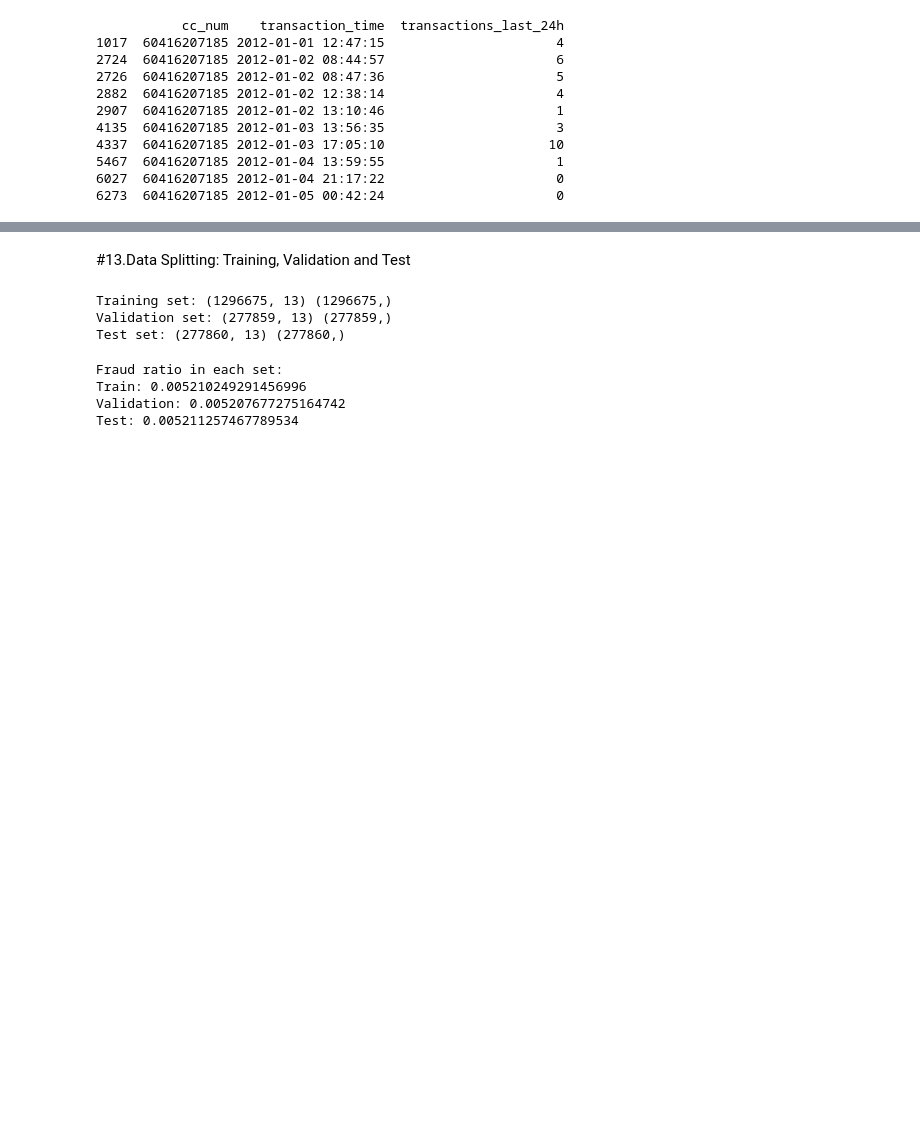
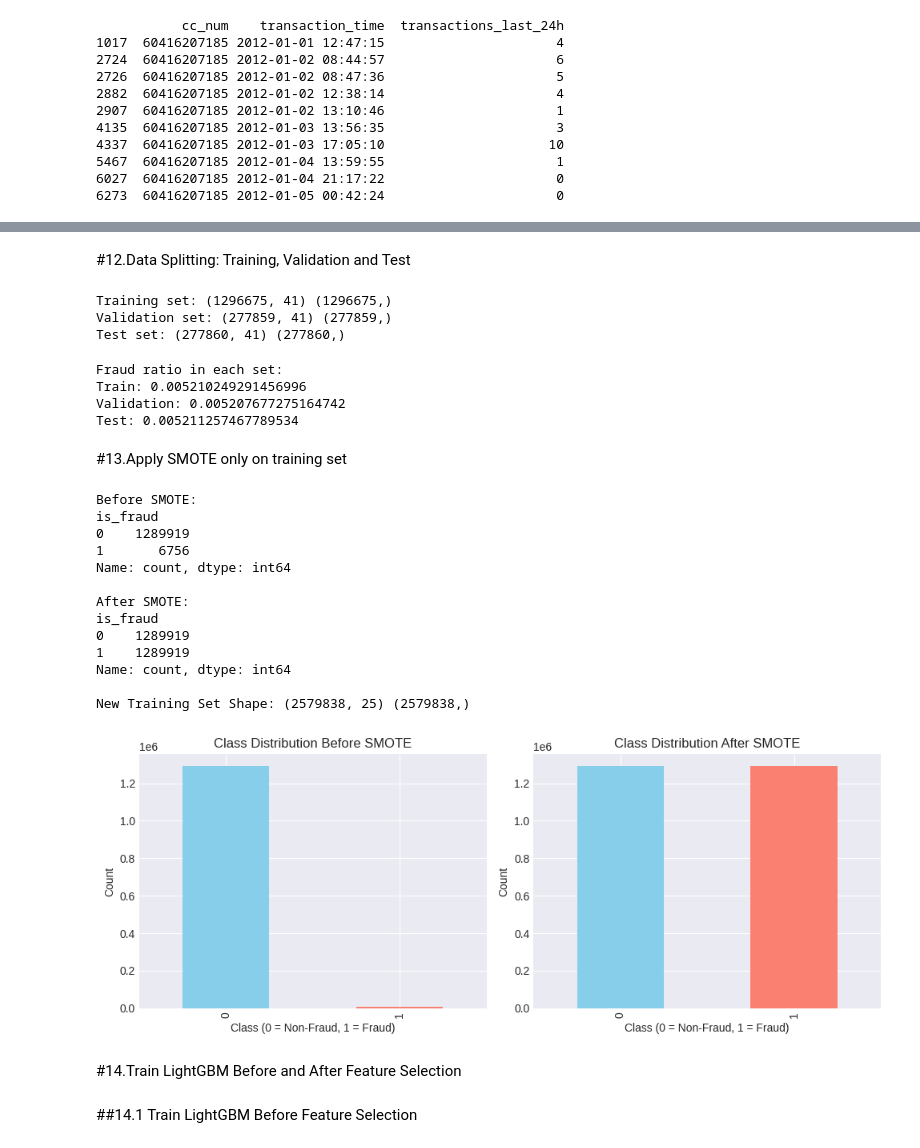
Before and after one commit to usama879/creditcardfraudproject, a Jupyter notebook: CreditCardFraud.ipynb, the cells around one changed output, grey strips where cells are left out. Drawn from its saved outputs; the diff is of its cells as text; code cells hidden in the pictures; blank space fills up the shorter version.

```diff
--- a/CreditCardFraud.ipynb
+++ b/CreditCardFraud.ipynb
@@ -475,8 +475,9 @@ print(outlier_removed_table)
 # %% [markdown]
 #9.Feature Scaling and Normalization
 # %%
-numerical_columns = ['amt', 'city_pop', 'lat', 'long', 'merch_lat', 'merch_long']
+numerical_columns_to_normalize = ['amt', 'city_pop']
 scaler = MinMaxScaler()
-df[numerical_columns] = scaler.fit_transform(df[numerical_columns])
-print(df[numerical_columns].head())
+df[numerical_columns_to_normalize] = scaler.fit_transform(df[numerical_columns_to_normalize])
+
+print(df[numerical_columns_to_normalize].head())
 # %% [output]
@@ -664,3 +588,3 @@ Selected features: ['amt', 'unix_time', 'category_grocery_pos', 'merch_lat', 'me
 # %% [markdown]
-#13.Data Splitting: Training, Validation and Test
+#12.Data Splitting: Training, Validation and Test
 # %%
@@ -675,9 +599,9 @@ print("Training set:", X_train.shape, y_train.shape)
 print("Validation set:", X_val.shape, y_val.shape)
 print("Test set:", X_test.shape, y_test.shape)
 # %% [output]
-Training set: (1296675, 13) (1296675,)
-Validation set: (277859, 13) (277859,)
-Test set: (277860, 13) (277860,)
+Training set: (1296675, 41) (1296675,)
+Validation set: (277859, 41) (277859,)
+Test set: (277860, 41) (277860,)
 # %%
 print("\nFraud ratio in each set:")
 print("Train:", y_train.mean())
@@ -688,3 +612,52 @@ Fraud ratio in each set:
 Train: 0.005210249291456996
 Validation: 0.005207677275164742
 Test: 0.005211257467789534
+# %% [markdown]
+#13.Apply SMOTE only on training set
+# %%
+from imblearn.over_sampling import SMOTE
+
+X_train_numeric = X_train.select_dtypes(include=['int64', 'float64'])
+
+smote = SMOTE(random_state=42, sampling_strategy='auto')
+X_train_resampled, y_train_resampled = smote.fit_resample(X_train_numeric, y_train)
+
+print("Before SMOTE:")
+print(y_train.value_counts(), "\n")
+
+print("After SMOTE:")
+print(pd.Series(y_train_resampled).value_counts())
+
+print("\nNew Training Set Shape:", X_train_resampled.shape, y_train_resampled.shape)
+
+fig, axes = plt.subplots(1, 2, figsize=(10, 4))
+
+y_train.value_counts().plot(kind='bar', ax=axes[0], color=['skyblue', 'salmon'])
+axes[0].set_title("Class Distribution Before SMOTE")
+axes[0].set_xlabel("Class (0 = Non-Fraud, 1 = Fraud)")
+axes[0].set_ylabel("Count")
+
+pd.Series(y_train_resampled).value_counts().plot(kind='bar', ax=axes[1], color=['skyblue', 'salmon'])
+axes[1].set_title("Class Distribution After SMOTE")
+axes[1].set_xlabel("Class (0 = Non-Fraud, 1 = Fraud)")
+axes[1].set_ylabel("Count")
+
+plt.tight_layout()
+plt.show()
+# %% [output]
+Before SMOTE:
+is_fraud
+0    1289919
+1       6756
+Name: count, dtype: int64
+
+After SMOTE:
+is_fraud
+0    1289919
+1    1289919
+Name: count, dtype: int64
+
+New Training Set Shape: (2579838, 25) (2579838,)
+[figure, added]
+# %% [markdown]
+#14.Train LightGBM Before and After Feature Selection
@@ -690,0 +674,2 @@ Test: 0.005211257467789534
+# %% [markdown]
+##14.1 Train LightGBM Before Feature Selection
```
Also changed, not shown: parts of 49 cells of this notebook.
